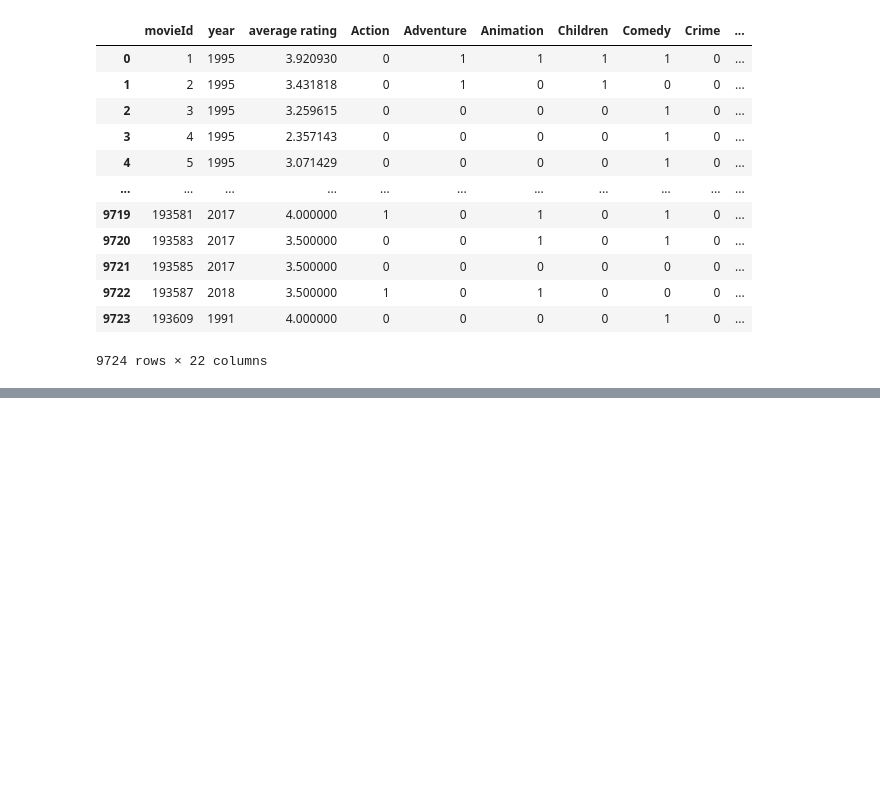
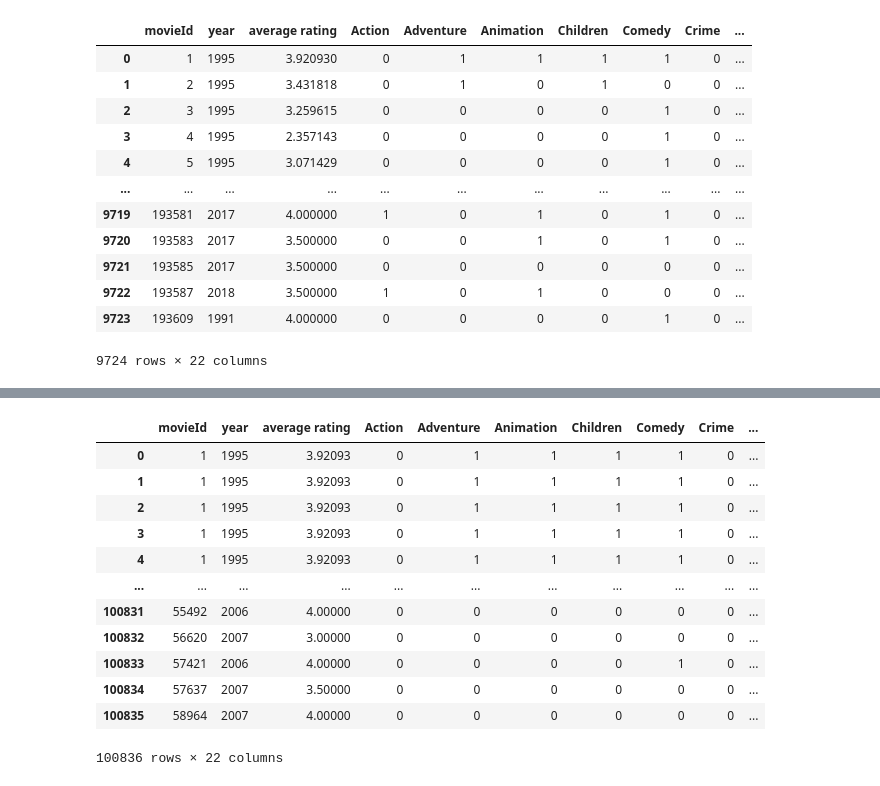
Before and after one commit to sewarslan/final_project, a Jupyter notebook: movie_recommender/creating_user_NN_data.ipynb, the cells around one changed output, grey strips where cells are left out. Drawn from its saved outputs; the diff is of its cells as text; code cells hidden in the pictures; blank space fills up the shorter version.

```diff
--- a/movie_recommender/creating_user_NN_data.ipynb
+++ b/movie_recommender/creating_user_NN_data.ipynb
@@ -449,0 +480,4 @@ x_item_train_not_repeated
+# %%
+#we need to merge according to movieid order in user_df. using locate to get the order of the movieids
+y_train_sort = user_df.loc[:, ['movieId', 'rating']]
+y_train_sort
@@ -449,0 +498,19 @@ x_item_train_not_repeated
+# %%
+#merging
+x_item_train_repeated = pd.merge(y_train_sort, x_item_train_not_repeated, on='movieId')
+x_item_train_repeated.drop(columns=['rating'],inplace=True)
+x_item_train_repeated
+# %% [output]
+|  | movieId | year | average rating | Action | Adventure | Animation | Children | Comedy | Crime | ... |
+| 0 | 1 | 1995 | 3.92093 | 0 | 1 | 1 | 1 | 1 | 0 | ... |
+| 1 | 1 | 1995 | 3.92093 | 0 | 1 | 1 | 1 | 1 | 0 | ... |
+| 2 | 1 | 1995 | 3.92093 | 0 | 1 | 1 | 1 | 1 | 0 | ... |
+| 3 | 1 | 1995 | 3.92093 | 0 | 1 | 1 | 1 | 1 | 0 | ... |
+| 4 | 1 | 1995 | 3.92093 | 0 | 1 | 1 | 1 | 1 | 0 | ... |
+| ... | ... | ... | ... | ... | ... | ... | ... | ... | ... | ... |
+| 100831 | 55492 | 2006 | 4.00000 | 0 | 0 | 0 | 0 | 0 | 0 | ... |
+| 100832 | 56620 | 2007 | 3.00000 | 0 | 0 | 0 | 0 | 0 | 0 | ... |
+| 100833 | 57421 | 2006 | 4.00000 | 0 | 0 | 0 | 0 | 1 | 0 | ... |
+| 100834 | 57637 | 2007 | 3.50000 | 0 | 0 | 0 | 0 | 0 | 0 | ... |
+| 100835 | 58964 | 2007 | 4.00000 | 0 | 0 | 0 | 0 | 0 | 0 | ... |
+100836 rows × 22 columns
```
Also changed, not shown: parts of 5 cells of this notebook, 1 other file.
